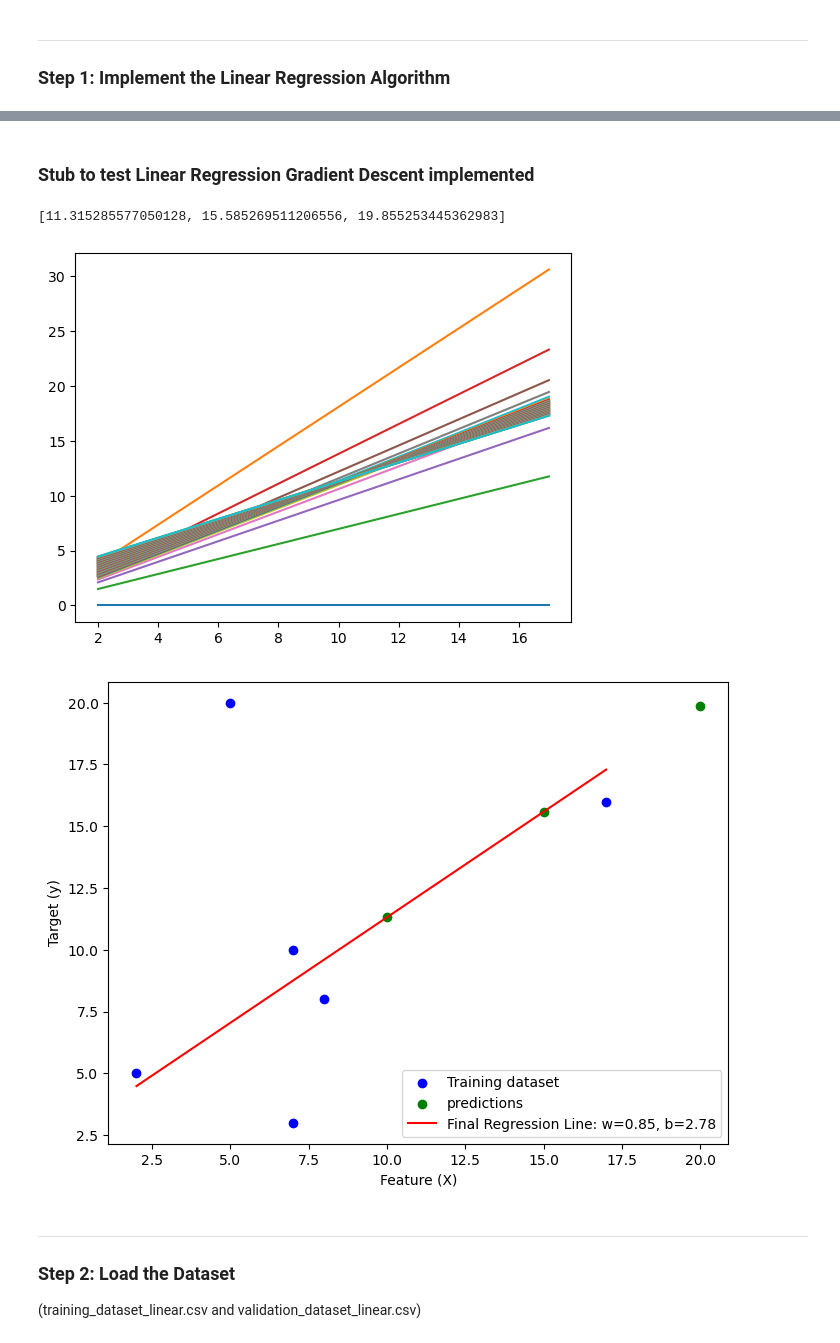
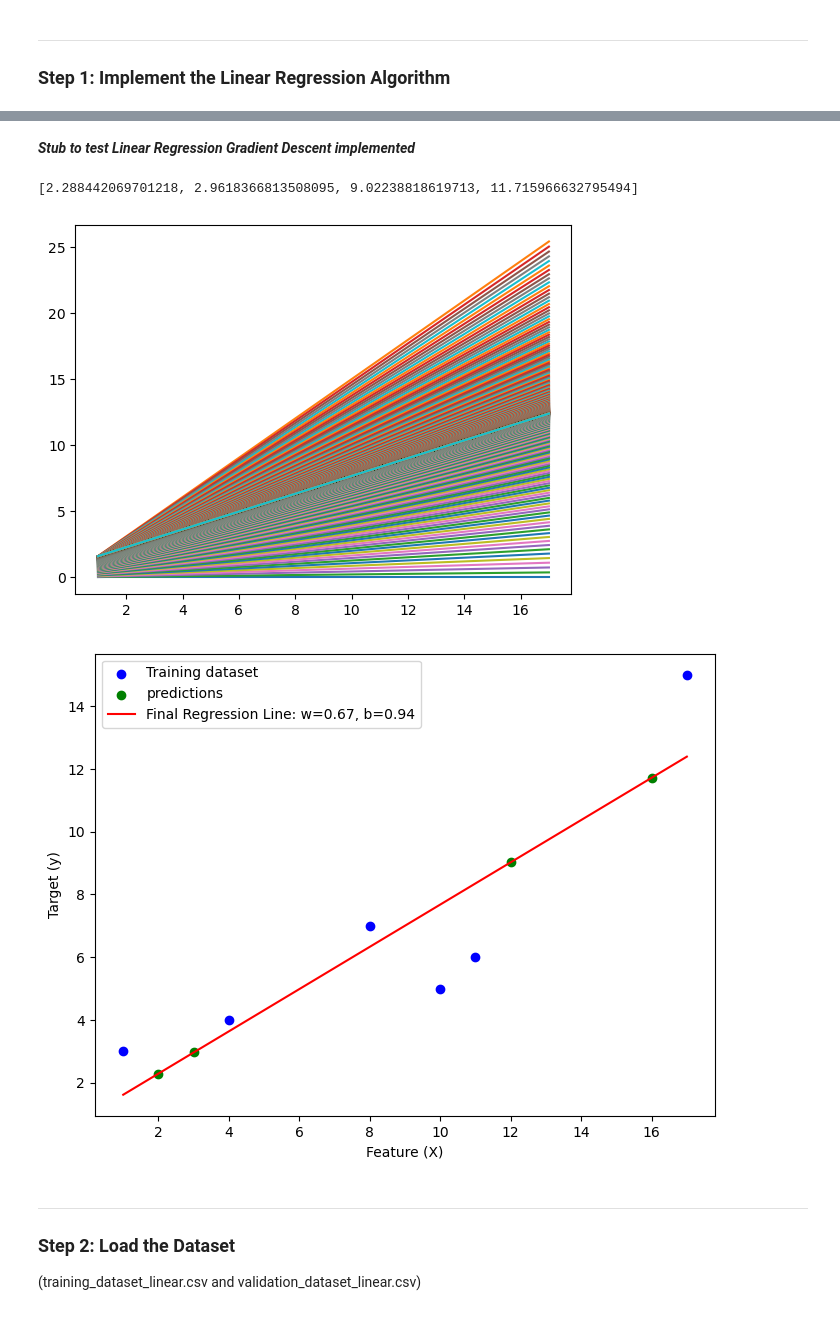
Before and after one commit to NolanMM/PROG74000-25W-Sec1-Applications-of-Artificial-Intelligence-and-Machine-Learning, a Jupyter notebook: Assignment_2/Assignment_2.ipynb, the cells around one changed output, grey strips where cells are left out. Cells and saved outputs as stored; diff of their text form; code cells hidden in the pictures.

```diff
--- a/Assignment_2/Assignment_2.ipynb
+++ b/Assignment_2/Assignment_2.ipynb
@@ -282,54 +299,51 @@ Regression Formula: y = 0.48x + 6.62
 # %% [markdown]
-### Stub to test Linear Regression Gradient Descent implemented
+***Stub to test Linear Regression Gradient Descent implemented***
 # %%
-TrainY = [20, 10, 8, 3, 5, 16 ]
-#TrainX = [[4, 3], [7, 11], [11, 15], [15, 12], [12, 8], [8, 9]]  # for multiple features
-TrainX = [5, 7, 8, 7, 2, 17] # for 1 feature
+# Training data
+TrainY = [3, 4, 7, 5, 6, 15 ]
+
+#TrainX = [[7, 11], [11, 15], [15, 12], [12, 8], [8, 9], [9, 5], [5, 18], [18, 94], [94, 78], [78, 77], [77, 85], [85, 86]] # for multiple features
+TrainX = [1, 4, 8, 10, 11, 17] # for 1 feature
 
 # Test data
 #test_x = [[10, 9], [9, 15], [15, 5]] # for multiple features
-test_x = [10, 15, 20] # for 1 feature
+test_x = [2, 3, 12, 16] # for 1 feature
 
-
-# Initialize and train the model
+# Initialize the model
 model = Linear_Regression()
 
-iterations = 100
+# Define the number of iterations, learning rate, initial weight, and intiial biasa
+iterations = 1000
 lr = 0.01
 w = 0
 b = 0
-w_final, cost_history, w_history, b_final, b_history = model.gradient_descent(TrainX, TrainY, lr=lr, iterations=iterations, w=w, b=b)
-#plt.figure(figsize=(8, 6))
-#plt.scatter(TrainX, TrainY, color='blue', label='Training dataset')  # Plot original data
-#plt.xlabel('Feature (X)')
-#plt.ylabel('Target (y)')
+w_final, w_history, b_final, b_history = model.fit_gradient_descent(TrainX, TrainY, lr=lr, iterations=iterations, initial_w = w, initial_b = b)
+
+# Iteratively plot to demonstrate the gradient descent learning process (optional)
 X = np.arange(np.min(TrainX), np.max(TrainX)+1, 1).reshape(-1, 1)
 for i in range(0, iterations):
     w_iter = w_history[i]
     b_iter = b_history[i]
     plt.plot(X, w_iter * X + b_iter, label=f'Iteration {i+1}  w= {w_iter} b= {b_iter}')
-    #print(b_iter)
-    #print(w_iter)
 
-
-predictions, mean_slope, intercept = model.predict(test_x)
+predictions = model.predict(test_x)
 print(predictions)
 
 plt.figure(figsize=(8, 6))
-plt.scatter(TrainX, TrainY, color='blue', label='Training dataset')  # Plot original data
-plt.scatter(test_x, predictions, color='green', label='predictions')  # Plot original data
+plt.scatter(TrainX, TrainY, color='blue', label='Training dataset')  # Plot training data
+plt.scatter(test_x, predictions, color='green', label='predictions')  # Plot predictions
 
 #Plot the final regression line after all iterations
 plt.plot(X, np.mean(w_final) * X + b_final, label=f'Final Regression Line: w={np.mean(w_final):.2f}, b={b_final:.2f}', color='red')
 
 plt.xlabel('Feature (X)')
 plt.ylabel('Target (y)')
 plt.legend()
 plt.show()
 # %% [output]
-[11.315285577050128, 15.585269511206556, 19.855253445362983]
+[2.288442069701218, 2.9618366813508095, 9.02238818619713, 11.715966632795494]
-[figure, old version]
+[figure, new version]
-[figure, old version]
+[figure, new version]
 # %% [markdown]
 ---
 
```
Also changed, not shown: parts of 29 cells of this notebook.
